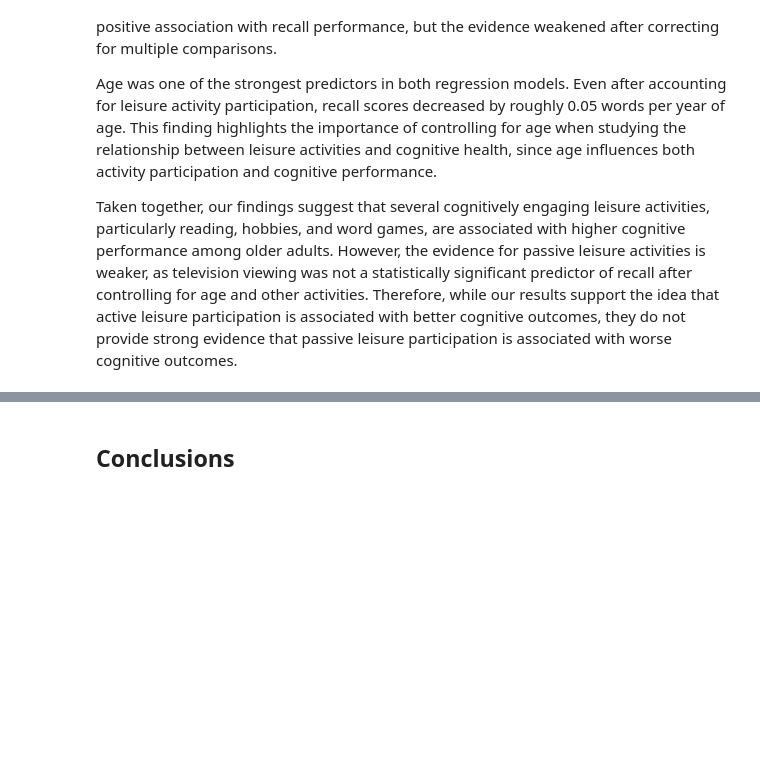
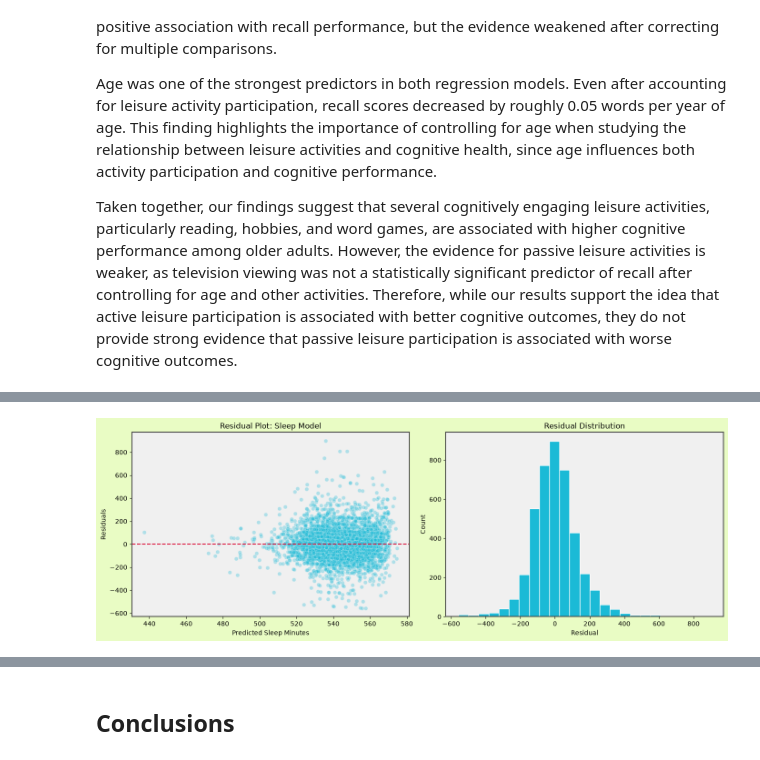
Before and after one commit to rem388/DataSciProject, a Jupyter notebook: Phase4.ipynb, the cells around one changed output, grey strips where cells are left out. Drawn from its saved outputs; the diff is of its cells as text; code cells hidden in the pictures; blank space fills up the shorter version.

```diff
--- a/Phase4.ipynb
+++ b/Phase4.ipynb
@@ -968,0 +991,37 @@ Confidence Intervals:
+# %%
+residuals = sleep_model.resid
+fitted_values = sleep_model.fittedvalues
+
+fig, axes = plt.subplots(1, 2, figsize=(14, 5))
+
+# Residual plot
+sns.scatterplot(
+    x = fitted_values,
+    y = residuals,
+    alpha = 0.3,
+    color = "#1bbad6",
+    ax = axes[0]
+)
+axes[0].axhline(y = 0, color = "crimson", linestyle="--")
+axes[0].set_xlabel("Predicted Sleep Minutes")
+axes[0].set_ylabel("Residuals")
+axes[0].set_title("Residual Plot: Sleep Model")
+
+# Residual distribution
+axes[1].hist(residuals, bins=25, edgecolor = "white", color = "#1bbad6")
+axes[1].set_xlabel("Residual")
+axes[1].set_ylabel("Count")
+axes[1].set_title("Residual Distribution")
+
+# Styling
+for ax in axes:
+    ax.set_facecolor("#f0f0f0")
+    for spine in ax.spines.values():
+        spine.set_edgecolor("#474747")
+        spine.set_linewidth(1.5)
+
+fig.patch.set_facecolor("#e9fcc4")
+plt.tight_layout()
+plt.show()
+# %% [output]
+[figure, added]
```
Also changed, not shown: parts of 14 cells of this notebook, 3 other files.
